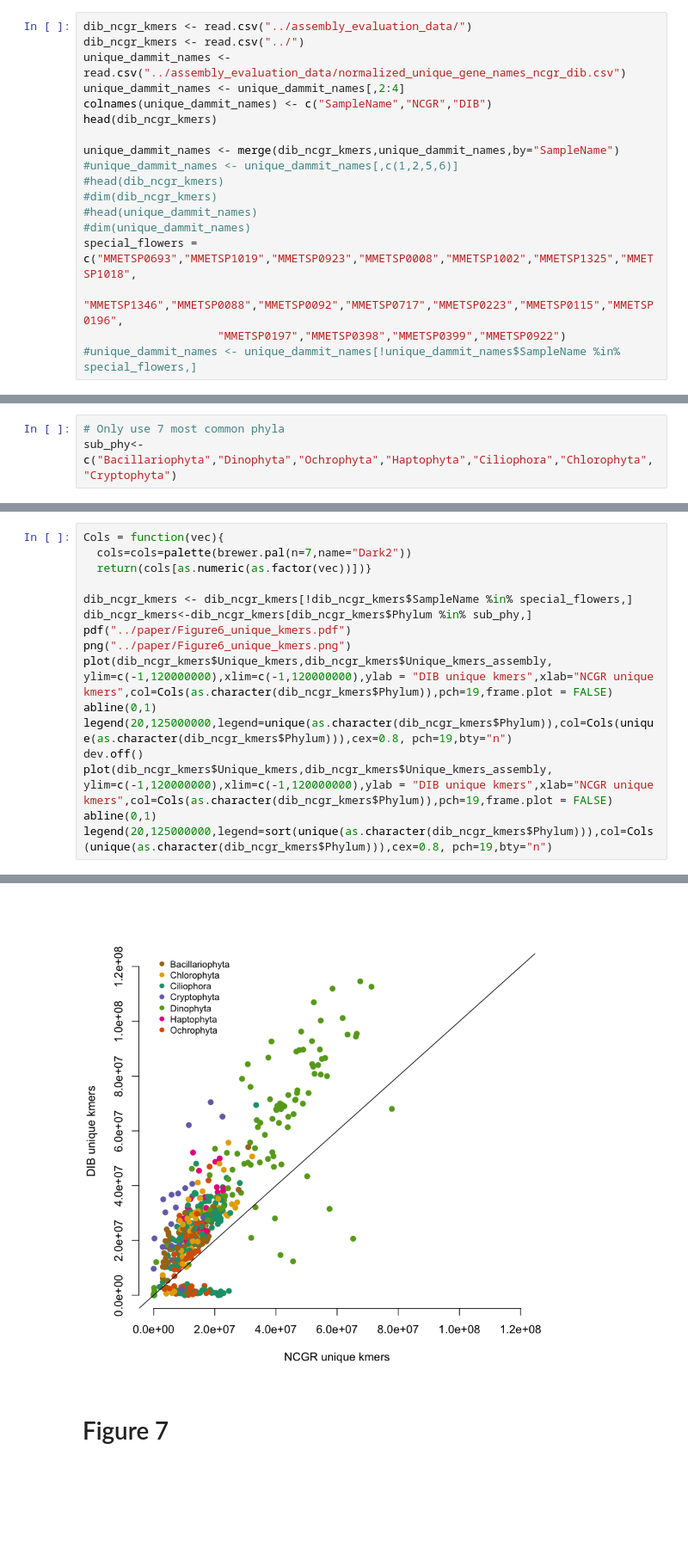
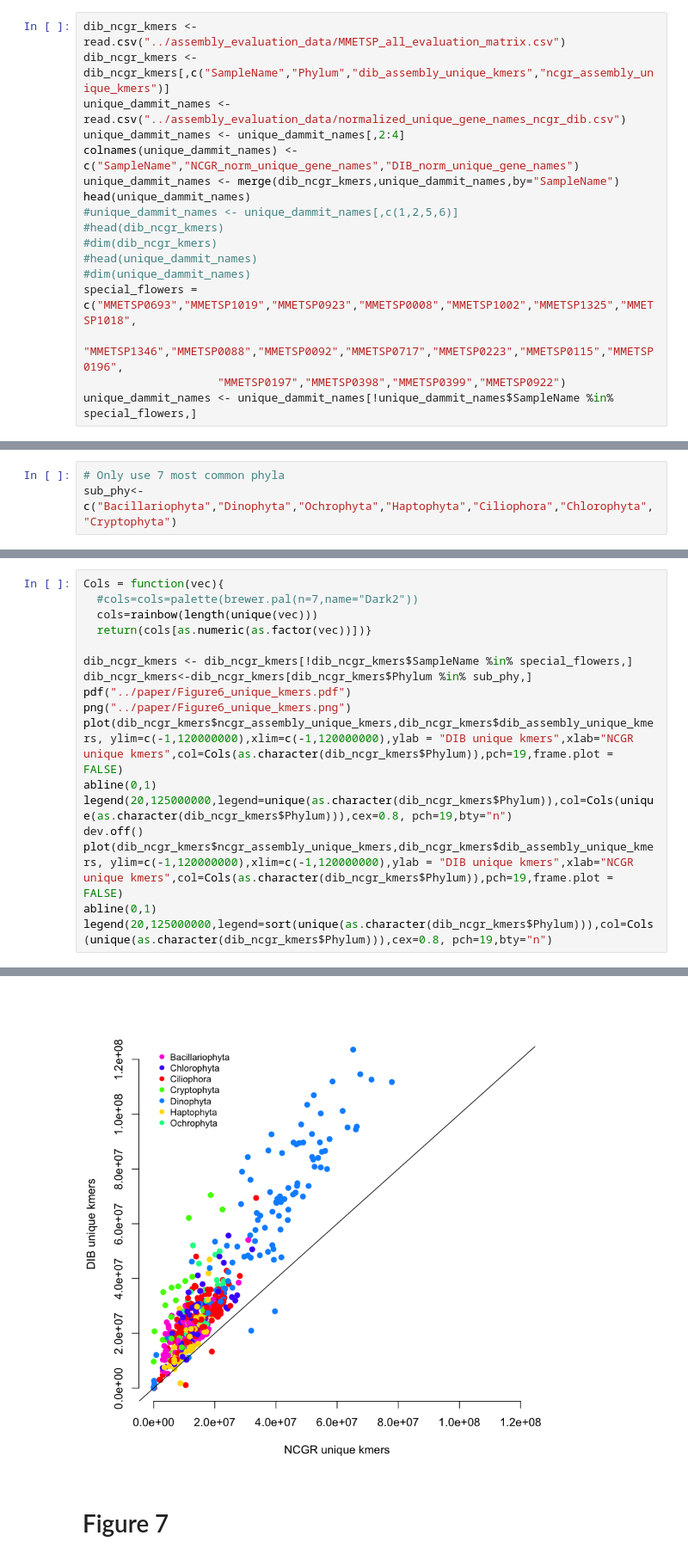
Before and after one commit to johnsolk/MMETSP, a Jupyter notebook: notebooks/MMETSP_unique_kmers_dammitgenenames.ipynb, the cells around one changed output, grey strips where cells are left out. Shown at 86% size. Cells and saved outputs as stored; diff of their text form; blank space fills up the shorter version.

```diff
--- a/notebooks/MMETSP_unique_kmers_dammitgenenames.ipynb
+++ b/notebooks/MMETSP_unique_kmers_dammitgenenames.ipynb
@@ -3,14 +3,13 @@
 # %%
 library(RColorBrewer)
 # %%
-dib_ncgr_kmers <- read.csv("../assembly_evaluation_data/")
-dib_ncgr_kmers <- read.csv("../")
+dib_ncgr_kmers <- read.csv("../assembly_evaluation_data/MMETSP_all_evaluation_matrix.csv")
+dib_ncgr_kmers <- dib_ncgr_kmers[,c("SampleName","Phylum","dib_assembly_unique_kmers","ncgr_assembly_unique_kmers")]
 unique_dammit_names <- read.csv("../assembly_evaluation_data/normalized_unique_gene_names_ncgr_dib.csv")
 unique_dammit_names <- unique_dammit_names[,2:4]
-colnames(unique_dammit_names) <- c("SampleName","NCGR","DIB")
-head(dib_ncgr_kmers)
-
+colnames(unique_dammit_names) <- c("SampleName","NCGR_norm_unique_gene_names","DIB_norm_unique_gene_names")
 unique_dammit_names <- merge(dib_ncgr_kmers,unique_dammit_names,by="SampleName")
+head(unique_dammit_names)
 #unique_dammit_names <- unique_dammit_names[,c(1,2,5,6)]
 #head(dib_ncgr_kmers)
 #dim(dib_ncgr_kmers)
@@ -19,5 +18,5 @@ unique_dammit_names <- merge(dib_ncgr_kmers,unique_dammit_names,by="SampleName")
 special_flowers = c("MMETSP0693","MMETSP1019","MMETSP0923","MMETSP0008","MMETSP1002","MMETSP1325","MMETSP1018",
                     "MMETSP1346","MMETSP0088","MMETSP0092","MMETSP0717","MMETSP0223","MMETSP0115","MMETSP0196",
                     "MMETSP0197","MMETSP0398","MMETSP0399","MMETSP0922")
-#unique_dammit_names <- unique_dammit_names[!unique_dammit_names$SampleName %in% special_flowers,]
+unique_dammit_names <- unique_dammit_names[!unique_dammit_names$SampleName %in% special_flowers,]
 # %% [output]
@@ -42,23 +39,24 @@ unique(as.character(dib_ncgr_kmers$Phylum))
 # %%
 Cols = function(vec){
-  cols=cols=palette(brewer.pal(n=7,name="Dark2"))
+  #cols=cols=palette(brewer.pal(n=7,name="Dark2"))
+  cols=rainbow(length(unique(vec)))
   return(cols[as.numeric(as.factor(vec))])}
 
 dib_ncgr_kmers <- dib_ncgr_kmers[!dib_ncgr_kmers$SampleName %in% special_flowers,]
 dib_ncgr_kmers<-dib_ncgr_kmers[dib_ncgr_kmers$Phylum %in% sub_phy,]
 pdf("../paper/Figure6_unique_kmers.pdf")
 png("../paper/Figure6_unique_kmers.png")
-plot(dib_ncgr_kmers$Unique_kmers,dib_ncgr_kmers$Unique_kmers_assembly, ylim=c(-1,120000000),xlim=c(-1,120000000),ylab = "DIB unique kmers",xlab="NCGR unique kmers",col=Cols(as.character(dib_ncgr_kmers$Phylum)),pch=19,frame.plot = FALSE)
+plot(dib_ncgr_kmers$ncgr_assembly_unique_kmers,dib_ncgr_kmers$dib_assembly_unique_kmers, ylim=c(-1,120000000),xlim=c(-1,120000000),ylab = "DIB unique kmers",xlab="NCGR unique kmers",col=Cols(as.character(dib_ncgr_kmers$Phylum)),pch=19,frame.plot = FALSE)
 abline(0,1)
 legend(20,125000000,legend=unique(as.character(dib_ncgr_kmers$Phylum)),col=Cols(unique(as.character(dib_ncgr_kmers$Phylum))),cex=0.8, pch=19,bty="n")
 dev.off()
-plot(dib_ncgr_kmers$Unique_kmers,dib_ncgr_kmers$Unique_kmers_assembly, ylim=c(-1,120000000),xlim=c(-1,120000000),ylab = "DIB unique kmers",xlab="NCGR unique kmers",col=Cols(as.character(dib_ncgr_kmers$Phylum)),pch=19,frame.plot = FALSE)
+plot(dib_ncgr_kmers$ncgr_assembly_unique_kmers,dib_ncgr_kmers$dib_assembly_unique_kmers, ylim=c(-1,120000000),xlim=c(-1,120000000),ylab = "DIB unique kmers",xlab="NCGR unique kmers",col=Cols(as.character(dib_ncgr_kmers$Phylum)),pch=19,frame.plot = FALSE)
 abline(0,1)
 legend(20,125000000,legend=sort(unique(as.character(dib_ncgr_kmers$Phylum))),col=Cols(unique(as.character(dib_ncgr_kmers$Phylum))),cex=0.8, pch=19,bty="n")
 # %% [output]
 pdf
   2
-[figure, old version]
+[figure, new version]
 # %% [markdown]
 # Figure 7
 # %%
```
Also changed, not shown: parts of 6 cells of this notebook, 3 other files.
